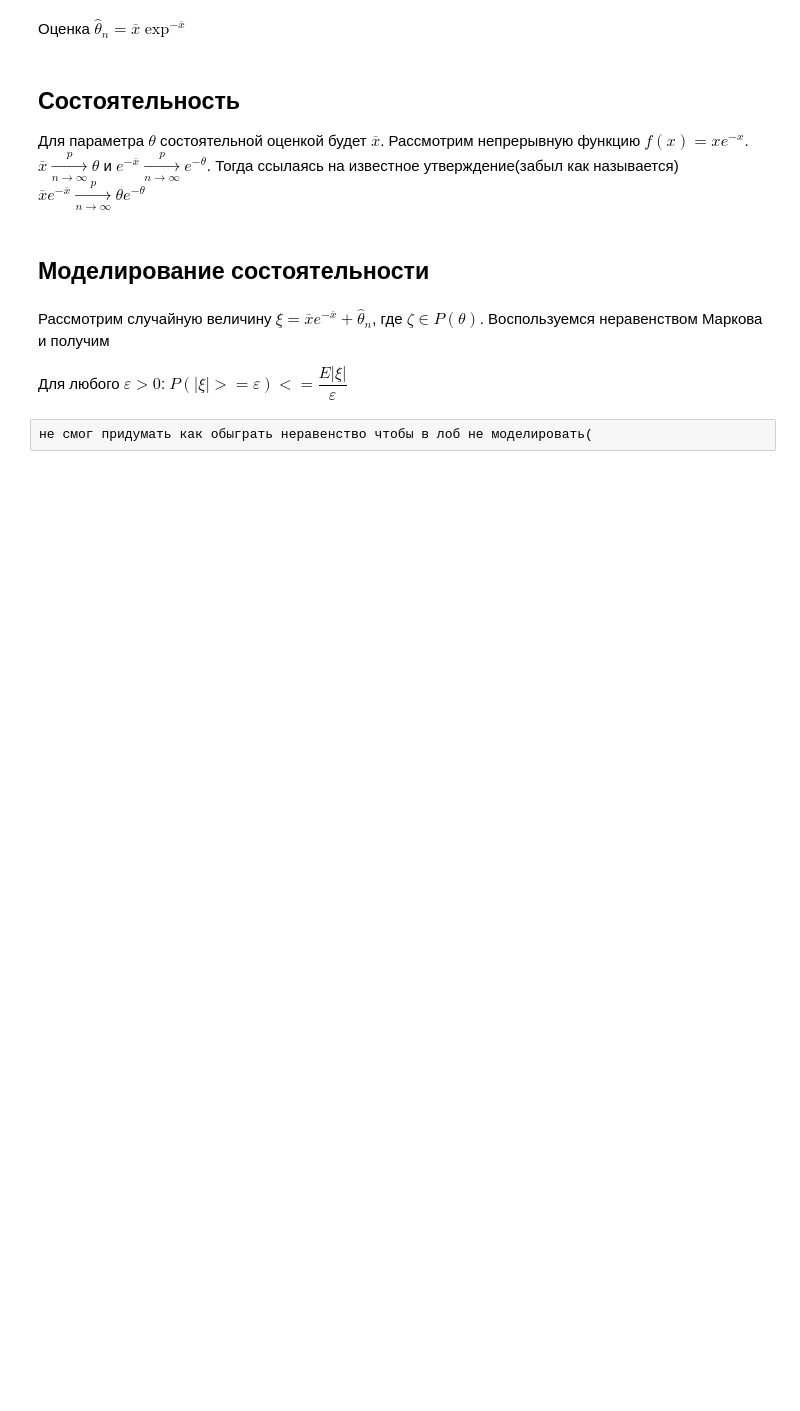
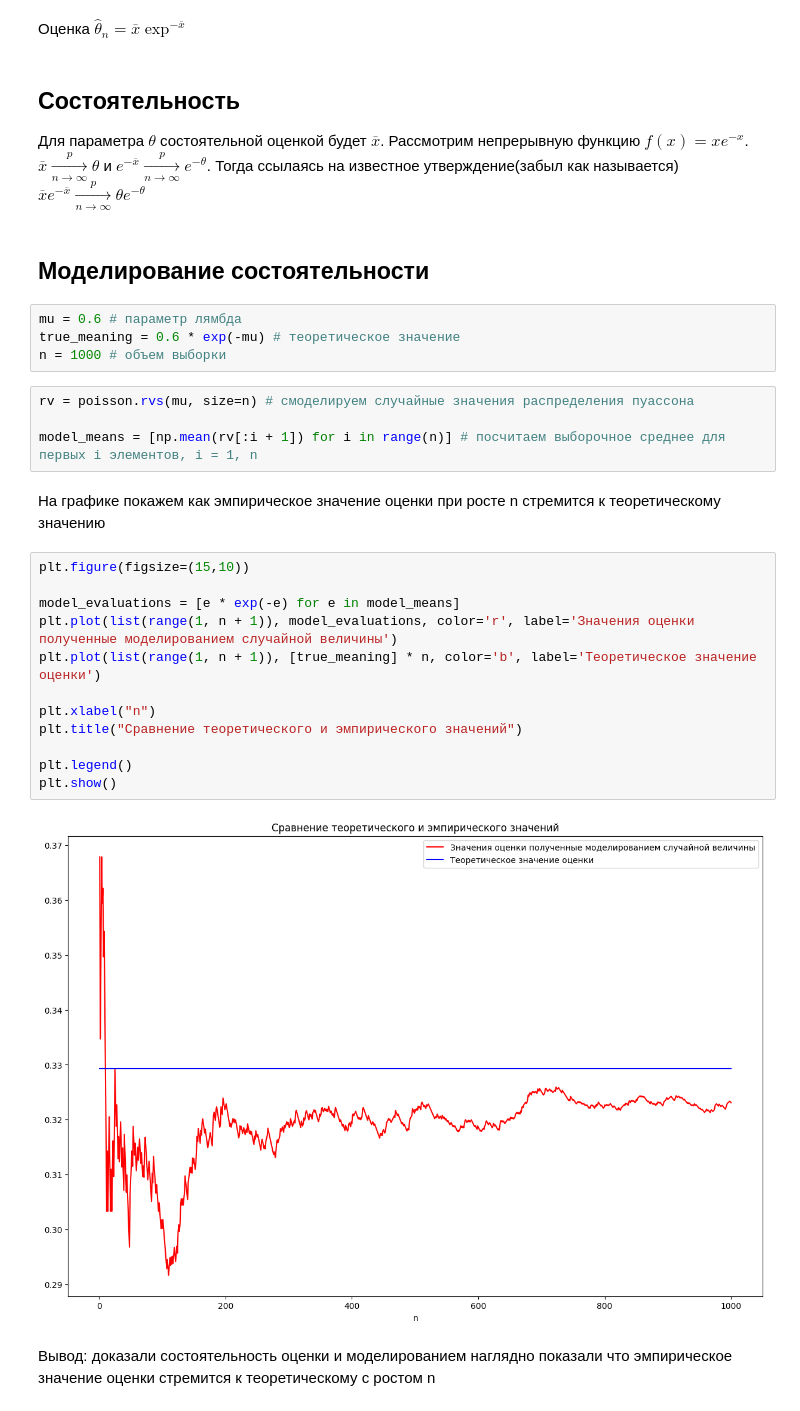
Before and after one commit to walcermelodia/hse-statistics, a Jupyter notebook: hw-6.ipynb, the cells around one changed output. Cells and saved outputs as stored; diff of their text form; blank space fills up the shorter version.

```diff
--- a/hw-6.ipynb
+++ b/hw-6.ipynb
@@ -8,12 +13,32 @@
 Для параметра $\theta$ состоятельной оценкой будет $\overline{x}$. Рассмотрим непрерывную функцию $f(x) = x e^{-x}$. $\overline{x} \xrightarrow[n \rightarrow \infty]{p} \theta$ и $e^{-\overline{x}}  \xrightarrow[n \rightarrow \infty]{p} e^{-\theta}$. Тогда ссылаясь на известное утверждение(забыл как называется) $\overline{x} e^{-\overline{x}} \xrightarrow[n \rightarrow \infty]{p} \theta e^{-\theta} $
 # %% [markdown]
 ## Моделирование состоятельности
-# %% [markdown]
-Рассмотрим случайную величину $\xi = \overline{x} e^{- \overline{x}} + \hat{\theta}_n$, где $\zeta \in P(\theta)$. Воспользуемся неравенством Маркова и получим
-
-Для любого $\varepsilon > 0$: $P(|\xi| >= \varepsilon) <= \dfrac{E|\xi|}{\varepsilon}$
-# %%
-не смог придумать как обыграть неравенство чтобы в лоб не моделировать(
+# %%
+mu = 0.6 # параметр лямбда
+true_meaning = 0.6 * exp(-mu) # теоретическое значение
+n = 1000 # объем выборки
+# %%
+rv = poisson.rvs(mu, size=n) # смоделируем случайные значения распределения пуассона
+
+model_means = [np.mean(rv[:i + 1]) for i in range(n)] # посчитаем выборочное среднее для первых i элементов, i = 1, n
+# %% [markdown]
+На графике покажем как эмпирическое значение оценки при росте n стремится к теоретическому значению
+# %%
+plt.figure(figsize=(15,10))
+
+model_evaluations = [e * exp(-e) for e in model_means]
+plt.plot(list(range(1, n + 1)), model_evaluations, color='r', label='Значения оценки полученные моделированием случайной величины')
+plt.plot(list(range(1, n + 1)), [true_meaning] * n, color='b', label='Теоретическое значение оценки')
+
+plt.xlabel("n")
+plt.title("Сравнение теоретического и эмпирического значений")
+
+plt.legend()
+plt.show()
+# %% [output]
+[figure, added]
+# %% [markdown]
+Вывод: доказали состоятельность оценки и моделированием наглядно показали что эмпирическое значение оценки стремится к теоретическому с ростом n
 # %% [markdown]
 ## Асимптотическая несмещенность
 
```
Also changed, not shown: parts of 9 cells of this notebook, 1 other file.
